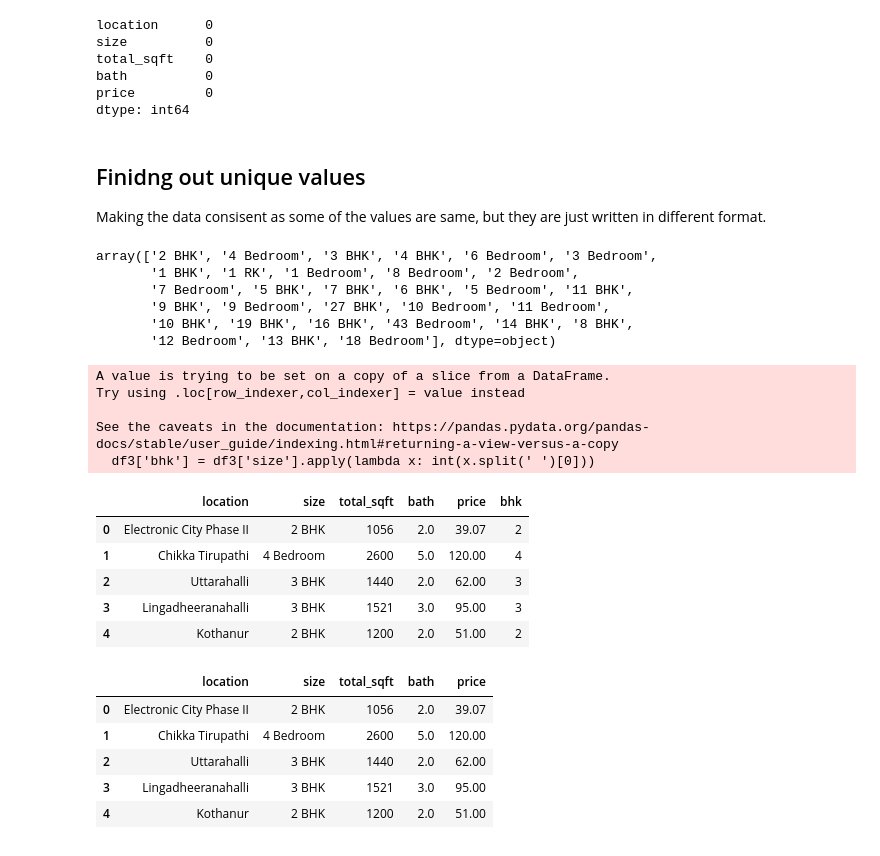
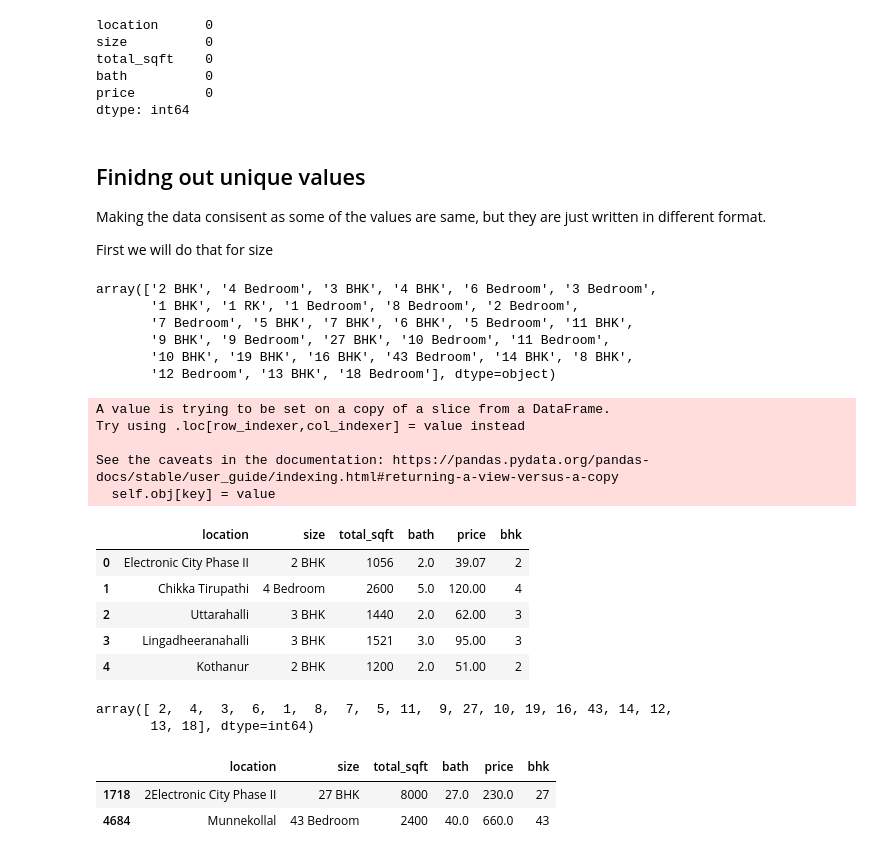
Before and after one commit to harsh-k-thakur/BangloreHousePricePrediction, a Jupyter notebook: code/price_prediction.ipynb, the cells around one changed output. Saved outputs shown, nothing was run; the diff lists cells and outputs as text; code cells hidden in the pictures.

Commit message:
Data Cleaned

```diff
--- a/code/price_prediction.ipynb
+++ b/code/price_prediction.ipynb
@@ -80,5 +97,5 @@ UsageError: Line magic function `%matplolib` not found.
 # %%
-csv_path = os.path.abspath('dataset/Bengaluru_House_Data.csv')
+csv_path = os.path.abspath('../dataset/Bengaluru_House_Data.csv')
 df = pd.read_csv(csv_path)
 df.head()
 # %% [output]
@@ -141,6 +158,8 @@ dtype: int64
 ## Finidng out unique values
 
 Making the data consisent as some of the values are same, but they are just written in different format.
+
+First we will do that for size
 # %%
 df3['size'].unique()
 # %% [output]
@@ -151,27 +170,28 @@ array(['2 BHK', '4 Bedroom', '3 BHK', '4 BHK', '6 Bedroom', '3 Bedroom',
        '10 BHK', '19 BHK', '16 BHK', '43 Bedroom', '14 BHK', '8 BHK',
        '12 Bedroom', '13 BHK', '18 Bedroom'], dtype=object)
 # %%
-df3['bhk'] = df3['size'].apply(lambda x: int(x.split(' ')[0]))
+df3.loc[:, 'bhk'] = df3['size'].apply(lambda x: int(x.split(' ')[0]))
 df3.head()
 # %% [output]
 A value is trying to be set on a copy of a slice from a DataFrame.
 Try using .loc[row_indexer,col_indexer] = value instead
 
 See the caveats in the documentation: https://pandas.pydata.org/pandas-docs/stable/user_guide/indexing.html#returning-a-view-versus-a-copy
-  df3['bhk'] = df3['size'].apply(lambda x: int(x.split(' ')[0]))
+  self.obj[key] = value
 |  | location | size | total_sqft | bath | price | bhk |
 | 0 | Electronic City Phase II | 2 BHK | 1056 | 2.0 | 39.07 | 2 |
 | 1 | Chikka Tirupathi | 4 Bedroom | 2600 | 5.0 | 120.00 | 4 |
 | 2 | Uttarahalli | 3 BHK | 1440 | 2.0 | 62.00 | 3 |
 | 3 | Lingadheeranahalli | 3 BHK | 1521 | 3.0 | 95.00 | 3 |
 | 4 | Kothanur | 2 BHK | 1200 | 2.0 | 51.00 | 2 |
+# %%
+df3['bhk'].unique()
+# %% [output]
+array([ 2,  4,  3,  6,  1,  8,  7,  5, 11,  9, 27, 10, 19, 16, 43, 14, 12,
+       13, 18], dtype=int64)
 # %%
-df3 = df3.drop(['bhk'], axis=1)
-df3.head()
+df3[df3.bhk > 20]
 # %% [output]
-|  | location | size | total_sqft | bath | price |
-| 0 | Electronic City Phase II | 2 BHK | 1056 | 2.0 | 39.07 |
-| 1 | Chikka Tirupathi | 4 Bedroom | 2600 | 5.0 | 120.00 |
-| 2 | Uttarahalli | 3 BHK | 1440 | 2.0 | 62.00 |
-| 3 | Lingadheeranahalli | 3 BHK | 1521 | 3.0 | 95.00 |
-| 4 | Kothanur | 2 BHK | 1200 | 2.0 | 51.00 |
+|  | location | size | total_sqft | bath | price | bhk |
+| 1718 | 2Electronic City Phase II | 27 BHK | 8000 | 27.0 | 230.0 | 27 |
+| 4684 | Munnekollal | 43 Bedroom | 2400 | 40.0 | 660.0 | 43 |
```
Also changed, not shown: parts of 65 cells of this notebook.
